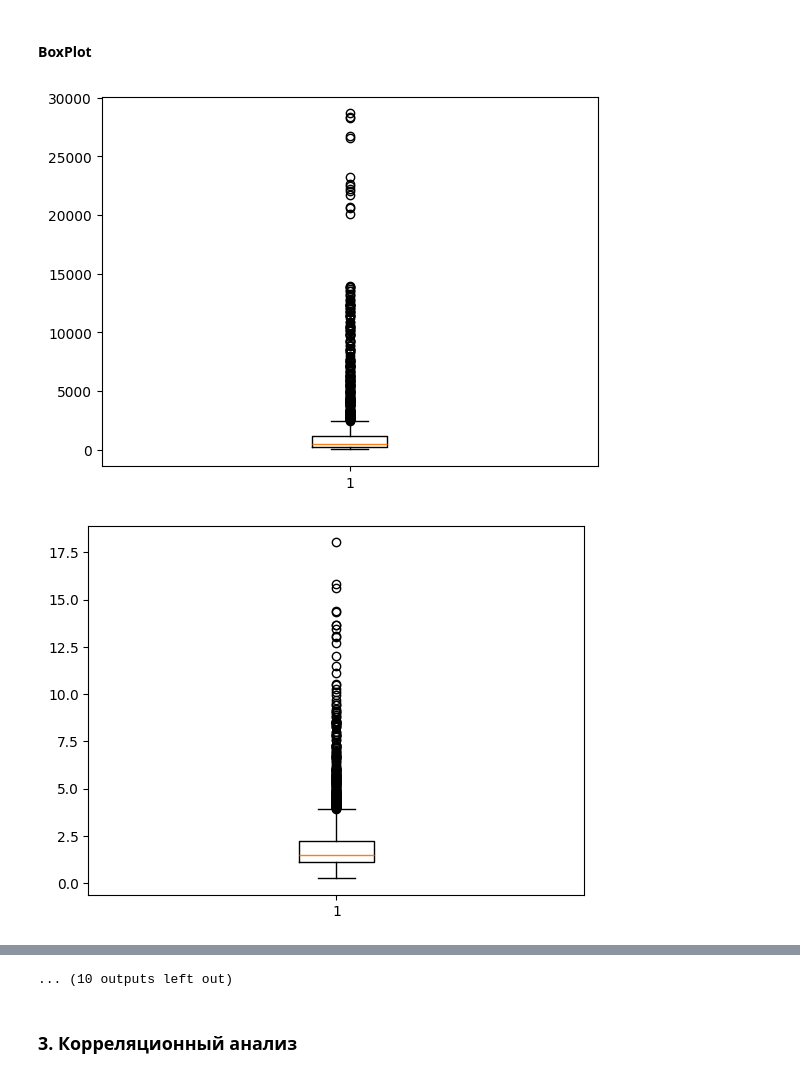
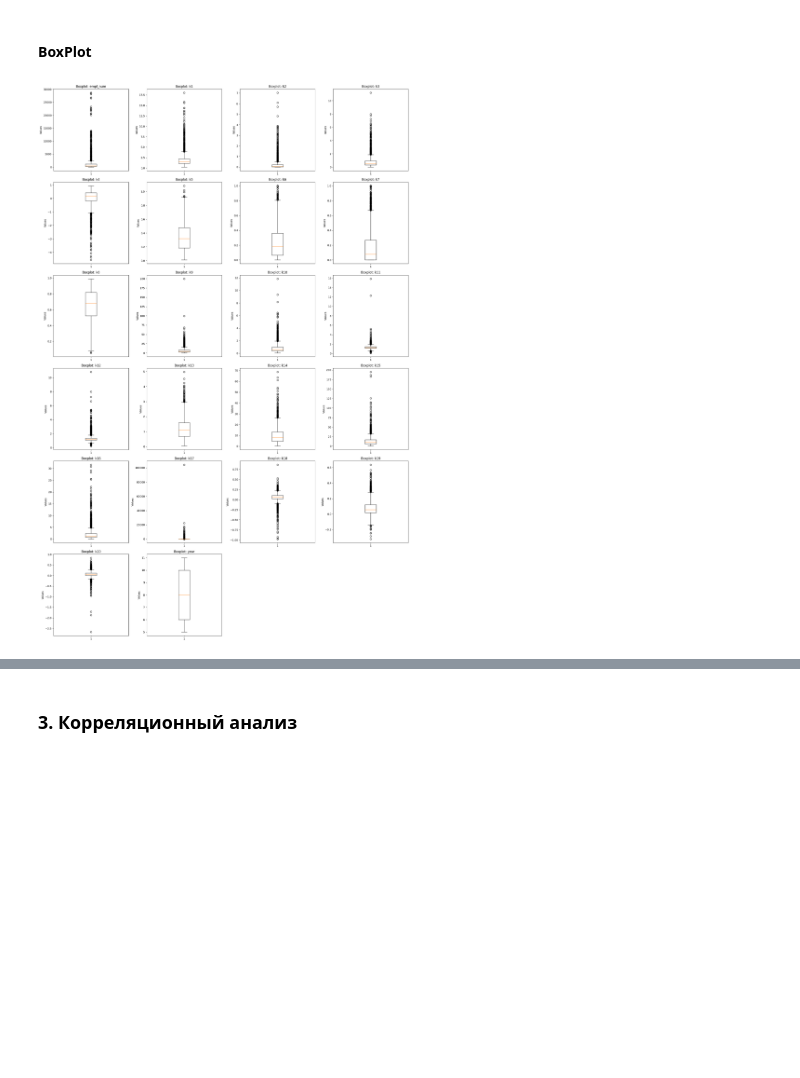
Before and after one commit to poluzerovT/daefi, a Jupyter notebook: Labushava/lab1.ipynb, the cells around one changed output, grey strips where cells are left out. Drawn from its saved outputs; the diff is of its cells as text; code cells hidden in the pictures; blank space fills up the shorter version.

```diff
--- a/Labushava/lab1.ipynb
+++ b/Labushava/lab1.ipynb
@@ -112,9 +117,25 @@ for col in file1.columns:
 # %% [markdown]
 #### BoxPlot
 # %%
-for cl in file1.columns:
-    plt.boxplot(file1[cl])
-    plt.show()
+import matplotlib.pyplot as plt
+
+num_cols = len(file1.columns)
+ncols = 4
+nrows = math.ceil(num_cols / ncols)
+
+fig, axes = plt.subplots(nrows, ncols, figsize=(20, 5*nrows))
+axes = axes.flatten() if nrows > 1 or ncols > 1 else [axes]
+
+for i, col in enumerate(file1.columns):
+    data = file1[col].dropna()
+    axes[i].boxplot(data)
+    axes[i].set_title(f'Boxplot: {col}')
+    axes[i].set_ylabel('Values')
+
+for j in range(len(file1.columns), len(axes)):
+    axes[j].set_visible(False)
+
+plt.tight_layout()
+plt.show()
 # %% [output]
-[figure, old version]
+[figure, new version]
-[figure, removed]
@@ -131,4 +142,3 @@ for cl in file1.columns:
-... (10 outputs left out)
 # %% [markdown]
 ### 3. Корреляционный анализ
 # %% [markdown]
```
Also changed, not shown: parts of 5 cells of this notebook.
